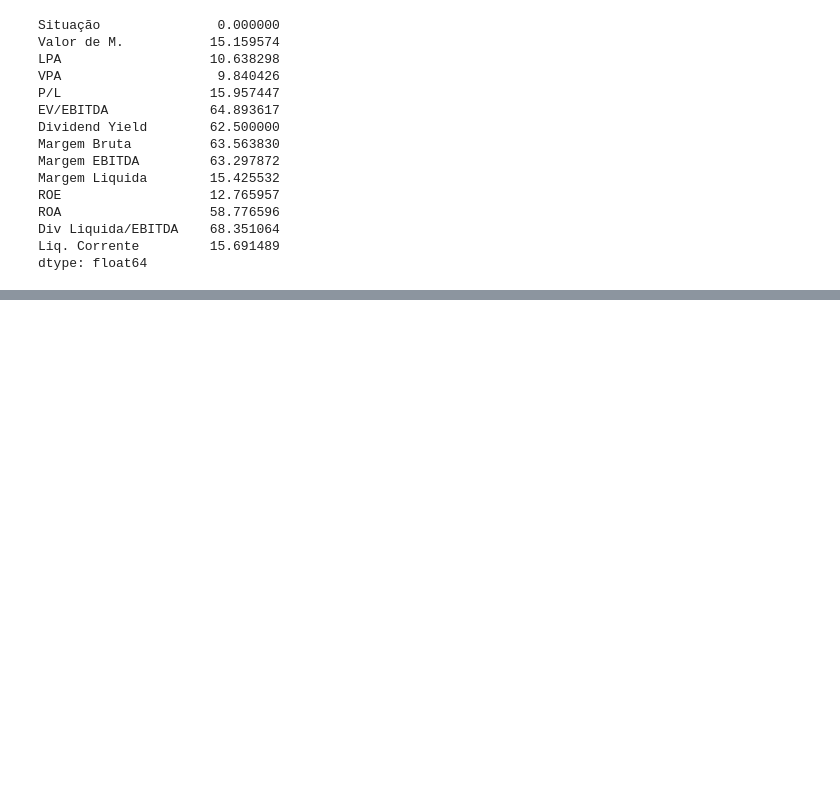
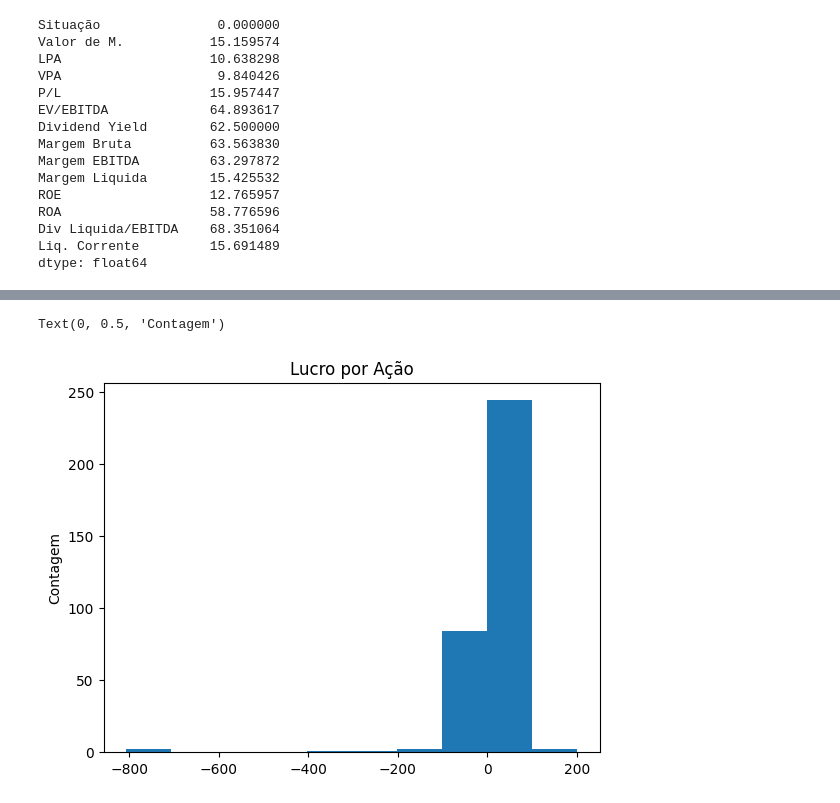
Before and after one commit to MessiasOli/aula_am_acoes, a Jupyter notebook: tratativa-dados.ipynb, the cells around one changed output, grey strips where cells are left out. Drawn from its saved outputs; the diff is of its cells as text; code cells hidden in the pictures; blank space fills up the shorter version.

```diff
--- a/tratativa-dados.ipynb
+++ b/tratativa-dados.ipynb
@@ -114 +128,8 @@ grafico.show()
+# %%
+plt.hist(x = df['LPA']);
+plt.title("Lucro por Ação")
+plt.ylabel('Contagem')
+# %% [output]
+Text(0, 0.5, 'Contagem')
+[figure, added]
 # %%
```
Also changed, not shown: parts of 9 cells of this notebook, 1 other file.
